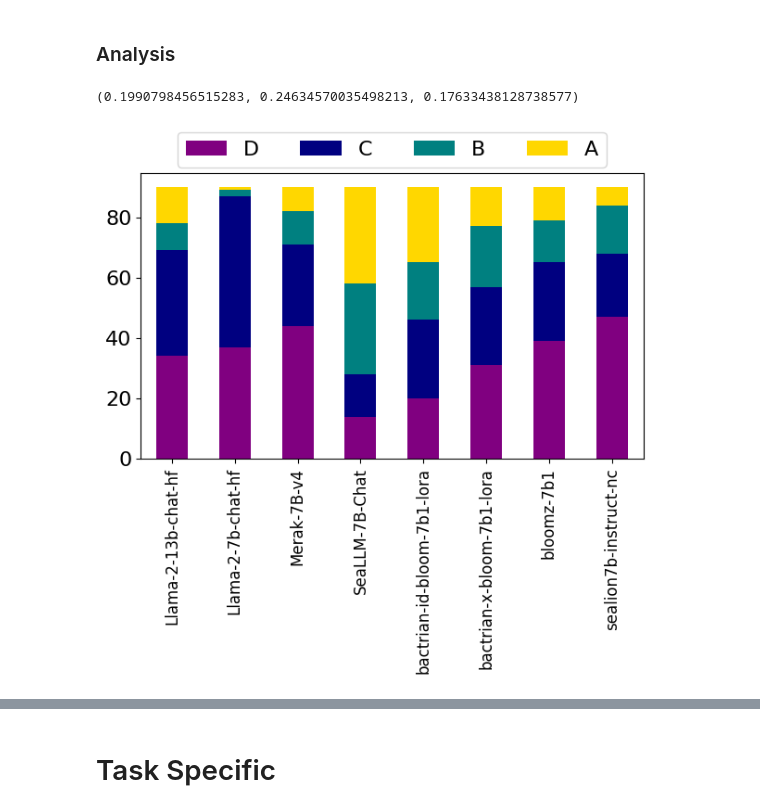
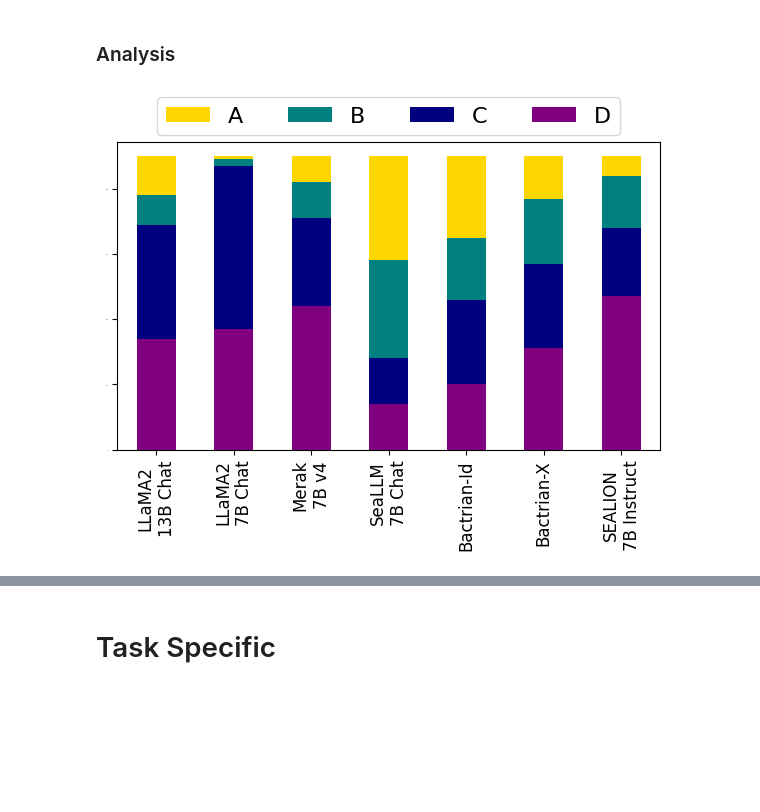
Before and after one commit to IndoNLP/cendol, a Jupyter notebook: evaluation/annot_eval.ipynb, the cells around one changed output, grey strips where cells are left out. Saved outputs shown, nothing was run; the diff lists cells and outputs as text; code cells hidden in the pictures; blank space fills up the shorter version.

```diff
--- a/evaluation/annot_eval.ipynb
+++ b/evaluation/annot_eval.ipynb
@@ -288,7 +246,3 @@ alpha = krippendorffs_alpha(questions_answers_table)
-# %%
-kappa, weighted_kappa, alpha
-# %% [output]
-(0.1990798456515283, 0.24634570035498213, 0.17633438128738577)
 # %%
 def get_model_id(model_name):
     if 'baseline' in model_name:
@@ -299,14 +253,14 @@ def get_model_id(model_name):
         return 1
     if 'large' in model_name:
         return 2
+    if 'xxl' in model_name:
+        return 4
     if 'xl' in model_name:
         return 3
-    if 'xxl' in model_name:
-        return 4
     if '7b' in model_name:
         return 5
     if '13b' in model_name:
-        return 5
+        return 6
 
 
 pdf = df.groupby(['model', 'score']).size().reset_index().pivot(index='model', columns='score', values=0).fillna(0).reset_index()
@@ -318,16 +314,20 @@ plt.rcParams['figure.facecolor'] = 'white'
 # %%
+###
+# Appendix Baseline Local Prompt
+###
 def get_model_name(mdl):
     return mdl.split('_')[1]
 
 plt.rcParams["figure.figsize"] = (7,4)
 
-baseline_df = pdf.sort_values('model_id').loc[pdf['model'].str.contains('baseline'), ['model', 'D', 'C', 'B','A']]
+baseline_df = pdf.sort_values('model_id').loc[(pdf['model'].str.contains('baseline')) & (~pdf['model'].str.contains('bloomz')), ['model', 'D', 'C', 'B','A']]
 baseline_df.plot(kind='bar', stacked=True, color=['purple','navy','teal','gold'])
-plt.xticks([i for i in range(baseline_df['model'].nunique())], baseline_df['model'].apply(get_model_name), fontsize=12, rotation=90)
-plt.yticks(fontsize=16)
-plt.legend(ncol=4, loc='upper center', bbox_to_anchor=(0.5,1.18), fontsize=16)
-# plt.savefig('v1_eval.pdf', bbox_anchor='tight')
+plt.xticks([i for i in range(baseline_df['model'].nunique())], baseline_df['model'].apply(lambda x: model_to_display_name[x]), fontsize=12, rotation=90)
+plt.yticks(fontsize=0)
+handles, labels = plt.gca().get_legend_handles_labels()
+plt.legend(handles[::-1], labels[::-1], ncol=4, loc='upper center', bbox_to_anchor=(0.5,1.18), fontsize=16)
+plt.savefig('local_prompt_baseline_eval.pdf', bbox_inches='tight')
 plt.show()
 # %% [output]
-[figure, old version]
+[figure, new version]
 # %%
```
Also changed, not shown: parts of 16 cells of this notebook, 54 other files.
